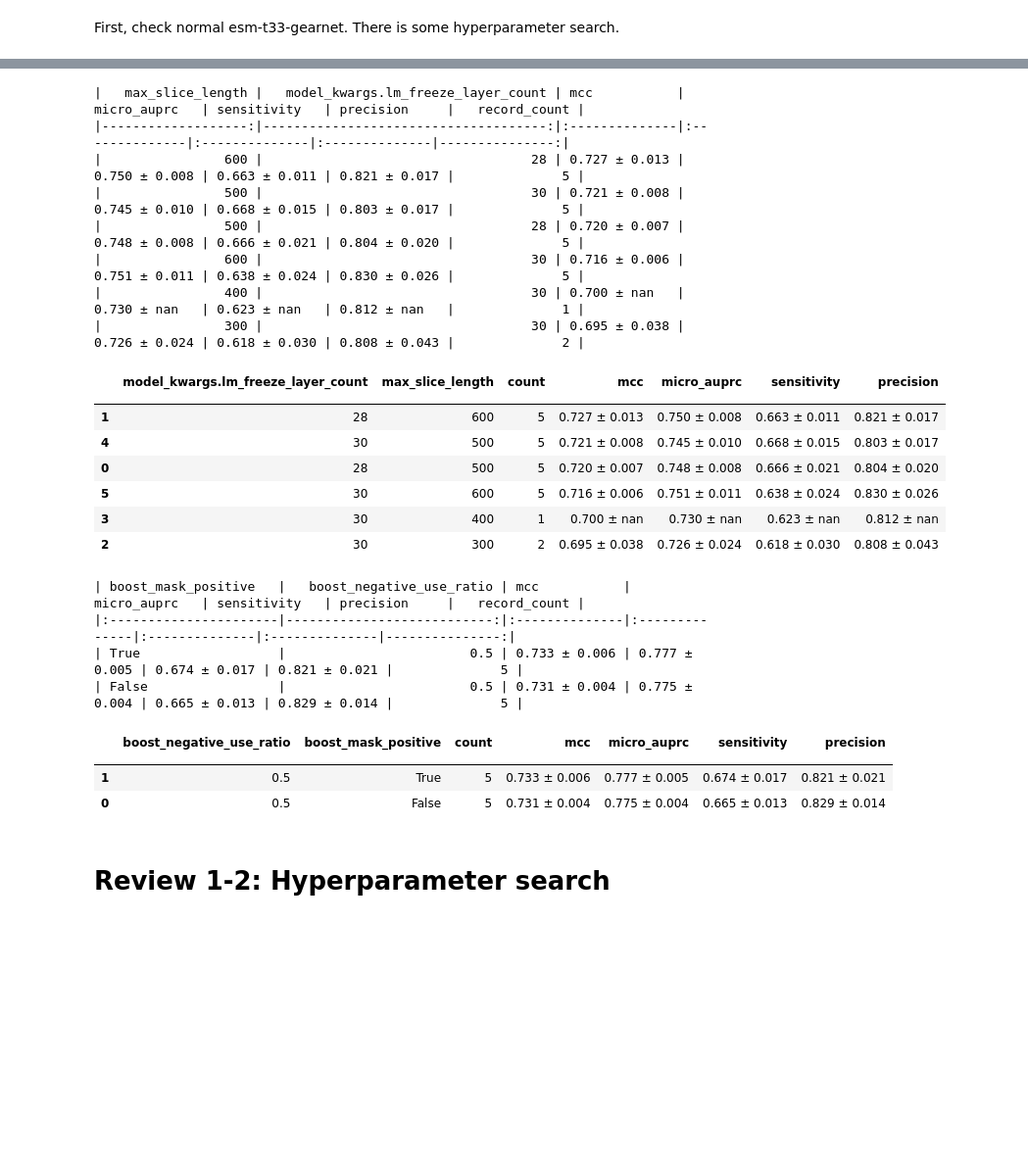
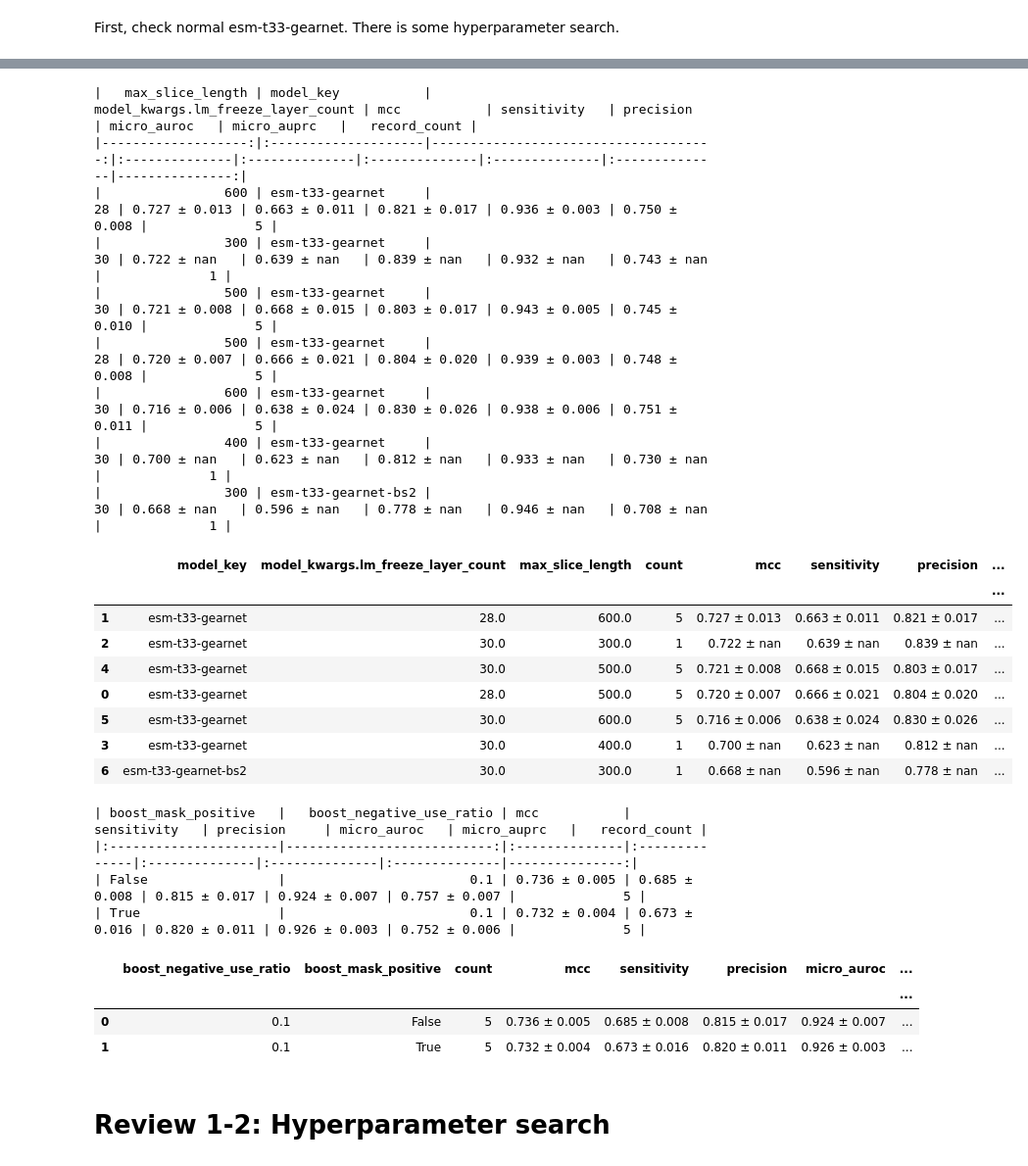
Before and after one commit to dlwocks31/MultiviewATPBind, a Jupyter notebook: result/analysis_atp.ipynb, the cells around one changed output, grey strips where cells are left out. Shown: that part at 98% size. Cells and saved outputs as stored; diff of their text form; code cells hidden in the pictures; blank space fills up the shorter version.

```diff
--- a/result/analysis_atp.ipynb
+++ b/result/analysis_atp.ipynb
@@ -292,9 +292,10 @@ def analyze_metrics(csv_path, group_by_param, filter_conditions={}, sort_by=('mc
     hyperparameters = group_by_param if isinstance(group_by_param, list) else [group_by_param]
 
     # Define the metrics to average
-    metrics = ['mcc', 'micro_auprc', 'sensitivity', 'precision']
+    metrics = ['mcc', 'sensitivity', 'precision', 'micro_auroc', 'micro_auprc']
 
     # Group by hyperparameters and calculate mean of metrics, including a single count column
+
     grouped_df = df.groupby(hyperparameters)[metrics].agg(['mean', 'std']).reset_index()
     grouped_df['count'] = df.groupby(hyperparameters).size().values
 
@@ -309,7 +310,8 @@ def analyze_metrics(csv_path, group_by_param, filter_conditions={}, sort_by=('mc
     # Display the results
     return grouped_df
 
-def print_markdown_table(grouped_df, metrics=['mcc', 'micro_auprc', 'sensitivity', 'precision']):
+
+def print_markdown_table(grouped_df, metrics=['mcc', 'sensitivity', 'precision', 'micro_auroc', 'micro_auprc']):
     """
     Print the markdown formatted table from the grouped DataFrame.
 
@@ -345,47 +363,50 @@ First, check normal esm-t33-gearnet. There is some hyperparameter search.
 # %%
 patp1930_df = analyze_metrics(
     'atpbind3d-1930_esm-t33-gearnet_stats.csv',
-    ['model_kwargs.lm_freeze_layer_count', 'max_slice_length'],
+    ['model_key', 'model_kwargs.lm_freeze_layer_count', 'max_slice_length'],
     sort_by=('mcc', 'mean'),
     ascending=False
 )
 print_markdown_table(patp1930_df)
 patp1930_df
 # %% [output]
-|   max_slice_length |   model_kwargs.lm_freeze_layer_count | mcc           | micro_auprc   | sensitivity   | precision     |   record_count |
-|-------------------:|-------------------------------------:|:--------------|:--------------|:--------------|:--------------|---------------:|
-|                600 |                                   28 | 0.727 ± 0.013 | 0.750 ± 0.008 | 0.663 ± 0.011 | 0.821 ± 0.017 |              5 |
-|                500 |                                   30 | 0.721 ± 0.008 | 0.745 ± 0.010 | 0.668 ± 0.015 | 0.803 ± 0.017 |              5 |
-|                500 |                                   28 | 0.720 ± 0.007 | 0.748 ± 0.008 | 0.666 ± 0.021 | 0.804 ± 0.020 |              5 |
-|                600 |                                   30 | 0.716 ± 0.006 | 0.751 ± 0.011 | 0.638 ± 0.024 | 0.830 ± 0.026 |              5 |
-|                400 |                                   30 | 0.700 ± nan   | 0.730 ± nan   | 0.623 ± nan   | 0.812 ± nan   |              1 |
-|                300 |                                   30 | 0.695 ± 0.038 | 0.726 ± 0.024 | 0.618 ± 0.030 | 0.808 ± 0.043 |              2 |
+|   max_slice_length | model_key           |   model_kwargs.lm_freeze_layer_count | mcc           | sensitivity   | precision     | micro_auroc   | micro_auprc   |   record_count |
+|-------------------:|:--------------------|-------------------------------------:|:--------------|:--------------|:--------------|:--------------|:--------------|---------------:|
+|                600 | esm-t33-gearnet     |                                   28 | 0.727 ± 0.013 | 0.663 ± 0.011 | 0.821 ± 0.017 | 0.936 ± 0.003 | 0.750 ± 0.008 |              5 |
+|                300 | esm-t33-gearnet     |                                   30 | 0.722 ± nan   | 0.639 ± nan   | 0.839 ± nan   | 0.932 ± nan   | 0.743 ± nan   |              1 |
+|                500 | esm-t33-gearnet     |                                   30 | 0.721 ± 0.008 | 0.668 ± 0.015 | 0.803 ± 0.017 | 0.943 ± 0.005 | 0.745 ± 0.010 |              5 |
+|                500 | esm-t33-gearnet     |                                   28 | 0.720 ± 0.007 | 0.666 ± 0.021 | 0.804 ± 0.020 | 0.939 ± 0.003 | 0.748 ± 0.008 |              5 |
+|                600 | esm-t33-gearnet     |                                   30 | 0.716 ± 0.006 | 0.638 ± 0.024 | 0.830 ± 0.026 | 0.938 ± 0.006 | 0.751 ± 0.011 |              5 |
+|                400 | esm-t33-gearnet     |                                   30 | 0.700 ± nan   | 0.623 ± nan   | 0.812 ± nan   | 0.933 ± nan   | 0.730 ± nan   |              1 |
+|                300 | esm-t33-gearnet-bs2 |                                   30 | 0.668 ± nan   | 0.596 ± nan   | 0.778 ± nan   | 0.946 ± nan   | 0.708 ± nan   |              1 |
-|  | model_kwargs.lm_freeze_layer_count | max_slice_length | count | mcc | micro_auprc | sensitivity | precision |
-|  |  |  |  |  |  |  |  |
-| 1 | 28 | 600 | 5 | 0.727 ± 0.013 | 0.750 ± 0.008 | 0.663 ± 0.011 | 0.821 ± 0.017 |
-| 4 | 30 | 500 | 5 | 0.721 ± 0.008 | 0.745 ± 0.010 | 0.668 ± 0.015 | 0.803 ± 0.017 |
-| 0 | 28 | 500 | 5 | 0.720 ± 0.007 | 0.748 ± 0.008 | 0.666 ± 0.021 | 0.804 ± 0.020 |
-| 5 | 30 | 600 | 5 | 0.716 ± 0.006 | 0.751 ± 0.011 | 0.638 ± 0.024 | 0.830 ± 0.026 |
-| 3 | 30 | 400 | 1 | 0.700 ± nan | 0.730 ± nan | 0.623 ± nan | 0.812 ± nan |
-| 2 | 30 | 300 | 2 | 0.695 ± 0.038 | 0.726 ± 0.024 | 0.618 ± 0.030 | 0.808 ± 0.043 |
+|  | model_key | model_kwargs.lm_freeze_layer_count | max_slice_length | count | mcc | sensitivity | precision | ... |
+|  |  |  |  |  |  |  |  | ... |
+| 1 | esm-t33-gearnet | 28.0 | 600.0 | 5 | 0.727 ± 0.013 | 0.663 ± 0.011 | 0.821 ± 0.017 | ... |
+| 2 | esm-t33-gearnet | 30.0 | 300.0 | 1 | 0.722 ± nan | 0.639 ± nan | 0.839 ± nan | ... |
+| 4 | esm-t33-gearnet | 30.0 | 500.0 | 5 | 0.721 ± 0.008 | 0.668 ± 0.015 | 0.803 ± 0.017 | ... |
+| 0 | esm-t33-gearnet | 28.0 | 500.0 | 5 | 0.720 ± 0.007 | 0.666 ± 0.021 | 0.804 ± 0.020 | ... |
+| 5 | esm-t33-gearnet | 30.0 | 600.0 | 5 | 0.716 ± 0.006 | 0.638 ± 0.024 | 0.830 ± 0.026 | ... |
+| 3 | esm-t33-gearnet | 30.0 | 400.0 | 1 | 0.700 ± nan | 0.623 ± nan | 0.812 ± nan | ... |
+| 6 | esm-t33-gearnet-bs2 | 30.0 | 300.0 | 1 | 0.668 ± nan | 0.596 ± nan | 0.778 ± nan | ... |
 # %%
 patp1930_df = analyze_metrics(
     'atpbind3d-1930_esm-t33-gearnet-resiboost_stats.csv',
     ['boost_negative_use_ratio', 'boost_mask_positive'],
     sort_by=('mcc', 'mean'),
+    filter_conditions={'boost_negative_use_ratio': [0.1]},
     ascending=False
 )
 print_markdown_table(patp1930_df)
 patp1930_df
 # %% [output]
-| boost_mask_positive   |   boost_negative_use_ratio | mcc           | micro_auprc   | sensitivity   | precision     |   record_count |
-|:----------------------|---------------------------:|:--------------|:--------------|:--------------|:--------------|---------------:|
-| True                  |                        0.5 | 0.733 ± 0.006 | 0.777 ± 0.005 | 0.674 ± 0.017 | 0.821 ± 0.021 |              5 |
-| False                 |                        0.5 | 0.731 ± 0.004 | 0.775 ± 0.004 | 0.665 ± 0.013 | 0.829 ± 0.014 |              5 |
+| boost_mask_positive   |   boost_negative_use_ratio | mcc           | sensitivity   | precision     | micro_auroc   | micro_auprc   |   record_count |
+|:----------------------|---------------------------:|:--------------|:--------------|:--------------|:--------------|:--------------|---------------:|
+| False                 |                        0.1 | 0.736 ± 0.005 | 0.685 ± 0.008 | 0.815 ± 0.017 | 0.924 ± 0.007 | 0.757 ± 0.007 |              5 |
+| True                  |                        0.1 | 0.732 ± 0.004 | 0.673 ± 0.016 | 0.820 ± 0.011 | 0.926 ± 0.003 | 0.752 ± 0.006 |              5 |
-|  | boost_negative_use_ratio | boost_mask_positive | count | mcc | micro_auprc | sensitivity | precision |
-|  |  |  |  |  |  |  |  |
-| 1 | 0.5 | True | 5 | 0.733 ± 0.006 | 0.777 ± 0.005 | 0.674 ± 0.017 | 0.821 ± 0.021 |
-| 0 | 0.5 | False | 5 | 0.731 ± 0.004 | 0.775 ± 0.004 | 0.665 ± 0.013 | 0.829 ± 0.014 |
+|  | boost_negative_use_ratio | boost_mask_positive | count | mcc | sensitivity | precision | micro_auroc | ... |
+|  |  |  |  |  |  |  |  | ... |
+| 0 | 0.1 | False | 5 | 0.736 ± 0.005 | 0.685 ± 0.008 | 0.815 ± 0.017 | 0.924 ± 0.007 | ... |
+| 1 | 0.1 | True | 5 | 0.732 ± 0.004 | 0.673 ± 0.016 | 0.820 ± 0.011 | 0.926 ± 0.003 | ... |
 # %% [markdown]
 # Review 1-2: Hyperparameter search
 # %%
```
Also changed, not shown: parts of 10 cells of this notebook, 36 other files.
